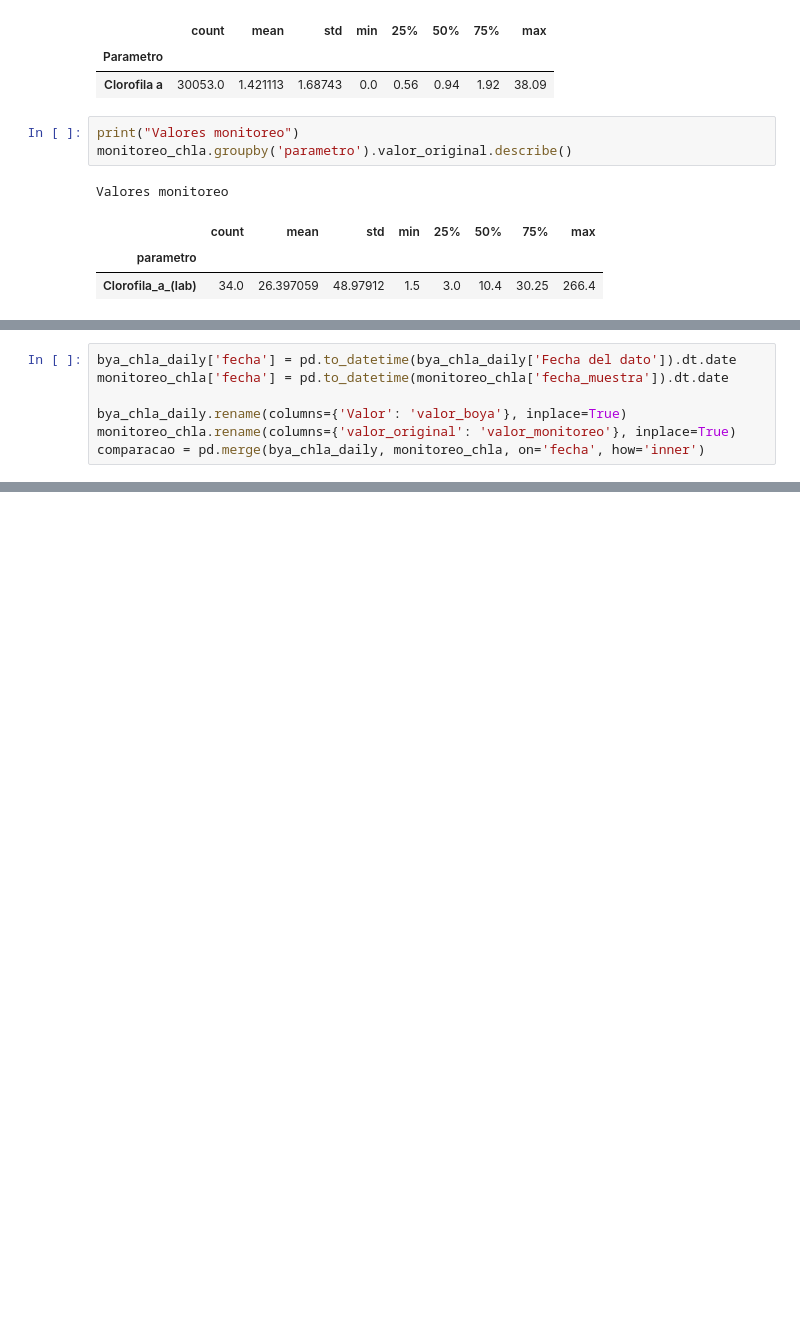
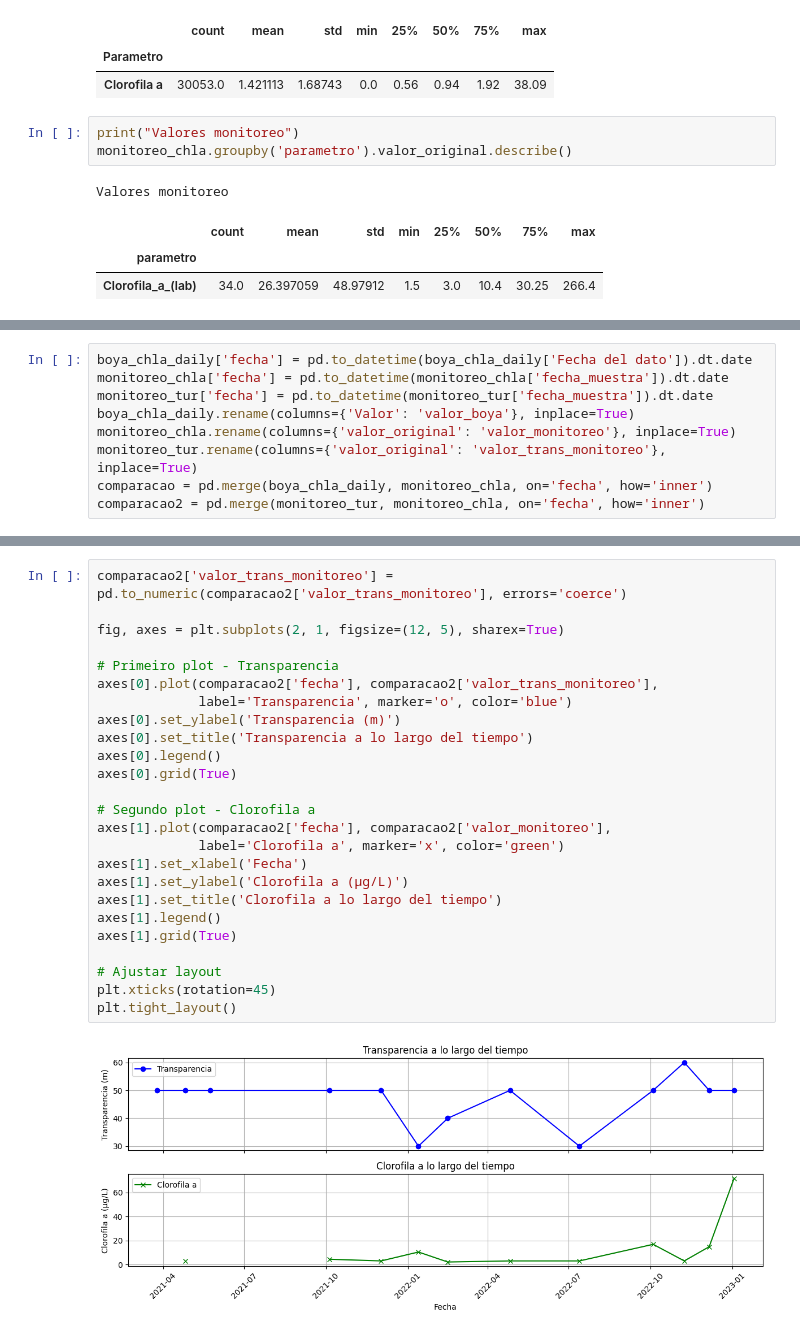
Before and after one commit to FelipeSBarros/EAD_doutorado, a Jupyter notebook: NoteBooks/Comparativo_monitoreo_automatica.ipynb, the cells around one changed output, grey strips where cells are left out. Drawn from its saved outputs; the diff is of its cells as text; blank space fills up the shorter version.

```diff
--- a/NoteBooks/Comparativo_monitoreo_automatica.ipynb
+++ b/NoteBooks/Comparativo_monitoreo_automatica.ipynb
@@ -181,8 +173,10 @@ plt.show()
 # %%
-bya_chla_daily['fecha'] = pd.to_datetime(bya_chla_daily['Fecha del dato']).dt.date
+boya_chla_daily['fecha'] = pd.to_datetime(boya_chla_daily['Fecha del dato']).dt.date
 monitoreo_chla['fecha'] = pd.to_datetime(monitoreo_chla['fecha_muestra']).dt.date
-
-bya_chla_daily.rename(columns={'Valor': 'valor_boya'}, inplace=True)
+monitoreo_tur['fecha'] = pd.to_datetime(monitoreo_tur['fecha_muestra']).dt.date
+boya_chla_daily.rename(columns={'Valor': 'valor_boya'}, inplace=True)
 monitoreo_chla.rename(columns={'valor_original': 'valor_monitoreo'}, inplace=True)
-comparacao = pd.merge(bya_chla_daily, monitoreo_chla, on='fecha', how='inner')
+monitoreo_tur.rename(columns={'valor_original': 'valor_trans_monitoreo'}, inplace=True)
+comparacao = pd.merge(boya_chla_daily, monitoreo_chla, on='fecha', how='inner')
+comparacao2 = pd.merge(monitoreo_tur, monitoreo_chla, on='fecha', how='inner')
 # %%
@@ -201,0 +196,27 @@ plt.show()
+# %%
+comparacao2['valor_trans_monitoreo'] = pd.to_numeric(comparacao2['valor_trans_monitoreo'], errors='coerce')
+
+fig, axes = plt.subplots(2, 1, figsize=(12, 5), sharex=True)
+
+# Primeiro plot - Transparencia
+axes[0].plot(comparacao2['fecha'], comparacao2['valor_trans_monitoreo'],
+             label='Transparencia', marker='o', color='blue')
+axes[0].set_ylabel('Transparencia (m)')
+axes[0].set_title('Transparencia a lo largo del tiempo')
+axes[0].legend()
+axes[0].grid(True)
+
+# Segundo plot - Clorofila a
+axes[1].plot(comparacao2['fecha'], comparacao2['valor_monitoreo'],
+             label='Clorofila a', marker='x', color='green')
+axes[1].set_xlabel('Fecha')
+axes[1].set_ylabel('Clorofila a (μg/L)')
+axes[1].set_title('Clorofila a lo largo del tiempo')
+axes[1].legend()
+axes[1].grid(True)
+
+# Ajustar layout
+plt.xticks(rotation=45)
+plt.tight_layout()
+# %% [output]
+[figure, added]
```
Also changed, not shown: parts of 26 cells of this notebook, 2 other files.
